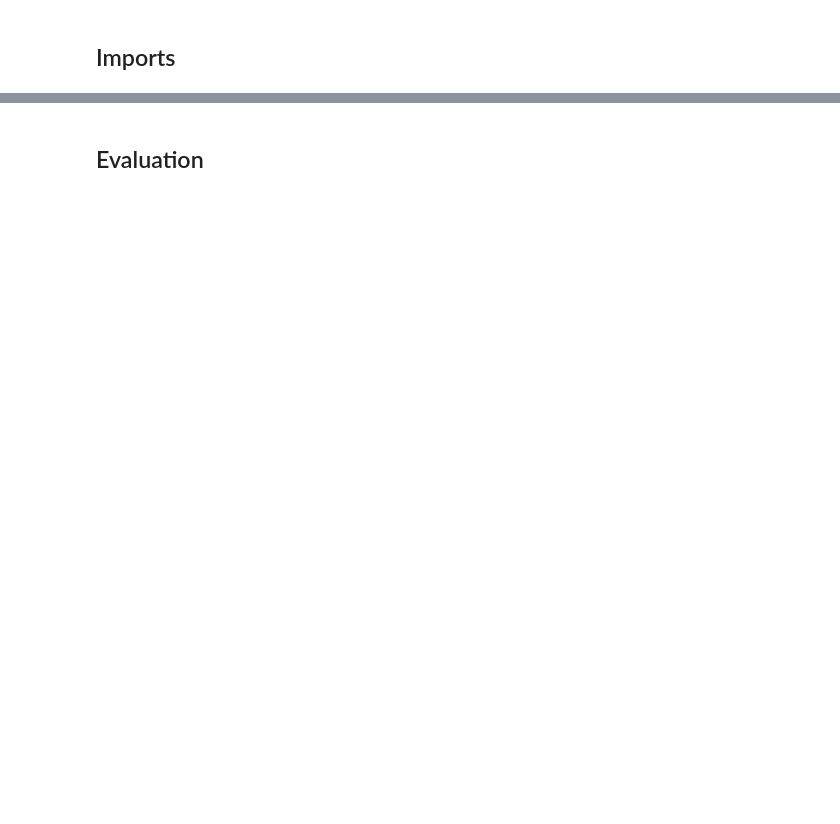
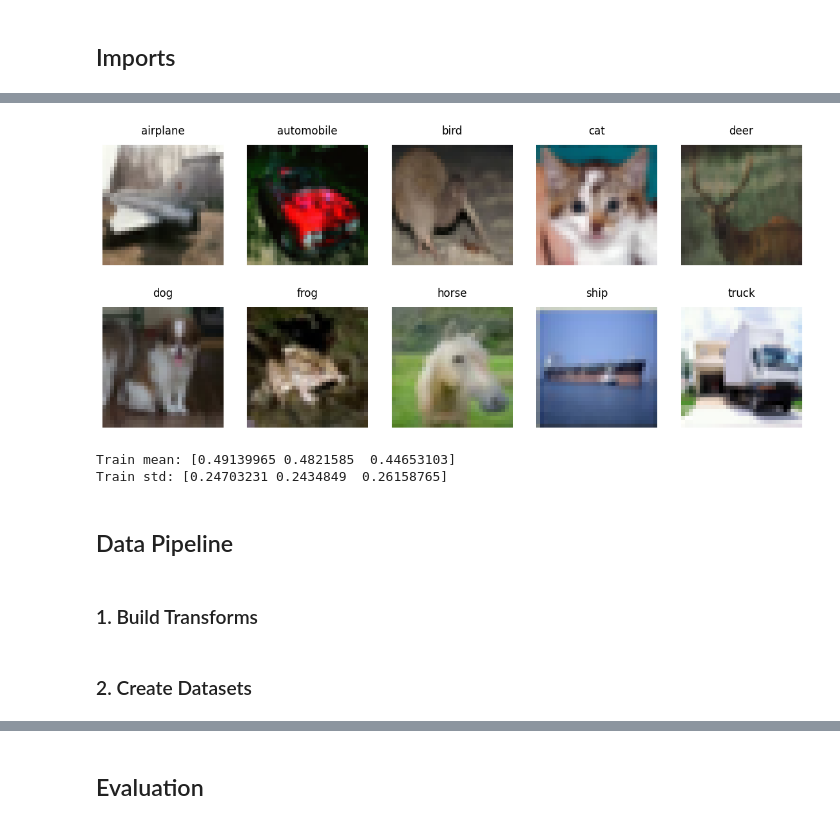
Before and after one commit to albipuliga/CIFAR10-Pytorch, a Jupyter notebook: src/cnn.ipynb, the cells around one changed output, grey strips where cells are left out. Cells and saved outputs as stored; diff of their text form; code cells hidden in the pictures; blank space fills up the shorter version.

```diff
--- a/src/cnn.ipynb
+++ b/src/cnn.ipynb
@@ -49,3 +4,0 @@ test_loader = torch.utils.data.DataLoader(
-# %%
-image, label = train_data[0]
-print(image.shape)
@@ -172,0 +88,14 @@ net.load_state_dict(torch.load("model.pth"))
+# %%
+raw_train = torchvision.datasets.CIFAR10(
+    root=CONFIG["data_root"], train=True, download=True
+)
+raw_test = torchvision.datasets.CIFAR10(
+    root=CONFIG["data_root"], train=False, download=True
+)
+
+class_names = raw_train.classes
+train_targets = np.array(raw_train.targets)
+
+print(f"Train samples: {len(raw_train)}")
+print(f"Test samples: {len(raw_test)}")
+print("Classes:", class_names)
@@ -172,0 +106,4 @@ net.load_state_dict(torch.load("model.pth"))
+# %%
+counts = pd.Series(train_targets).value_counts().sort_index()
+for idx, count in enumerate(counts.values):
+    print(f"{class_names[idx]:<12} {count}")
@@ -172,0 +121,51 @@ net.load_state_dict(torch.load("model.pth"))
+# %%
+rng = np.random.default_rng(CONFIG["seed"])
+fig, axes = plt.subplots(2, 5, figsize=(14, 6))
+
+for class_id, class_name in enumerate(class_names):
+    idxs = np.where(train_targets == class_id)[0]
+    idx = int(rng.choice(idxs))
+    image, _ = raw_train[idx]
+    ax = axes[class_id // 5, class_id % 5]
+    ax.imshow(image)
+    ax.set_title(class_name, pad=12)  # Increase spacing between image and title
+    ax.axis("off")
+
+plt.savefig(FIGURES_DIR / "eda_sample_grid.png", dpi=150, bbox_inches="tight")
+plt.show()
+# %% [output]
+[figure, added]
+# %%
+stats_ds = torchvision.datasets.CIFAR10(
+    root=CONFIG["data_root"],
+    train=True,
+    download=False,
+    transform=transforms.ToTensor(),
+)
+stats_loader = DataLoader(
+    stats_ds, batch_size=512, shuffle=False, num_workers=CONFIG["num_workers"]
+)
+
+channel_sum = torch.zeros(3)
+channel_sum_sq = torch.zeros(3)
+num_pixels = 0
+
+for images, _ in stats_loader:
+    channel_sum += images.sum(dim=[0, 2, 3])
+    channel_sum_sq += (images**2).sum(dim=[0, 2, 3])
+    num_pixels += images.size(0) * images.size(2) * images.size(3)
+
+train_mean = (channel_sum / num_pixels).numpy()
+train_std = torch.sqrt(
+    channel_sum_sq / num_pixels - torch.tensor(train_mean) ** 2
+).numpy()
+
+print("Train mean:", train_mean)
+print("Train std:", train_std)
+# %% [output]
+Train mean: [0.49139965 0.4821585  0.44653103]
+Train std: [0.24703231 0.2434849  0.26158765]
+# %% [markdown]
+## Data Pipeline
+# %% [markdown]
+### 1. Build Transforms
@@ -172,0 +196,2 @@ net.load_state_dict(torch.load("model.pth"))
+# %% [markdown]
+### 2. Create Datasets
```
Also changed, not shown: parts of 44 cells of this notebook.
